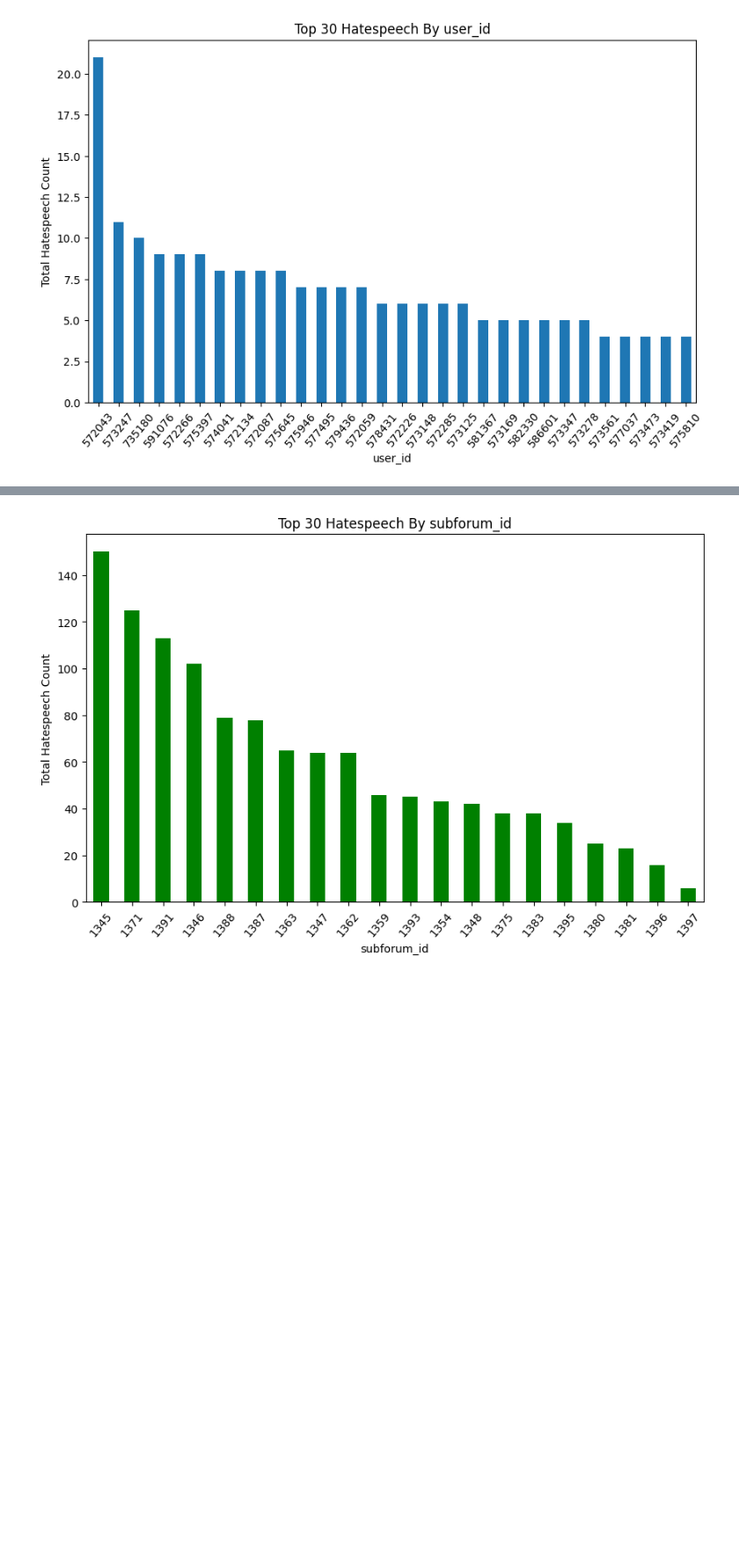
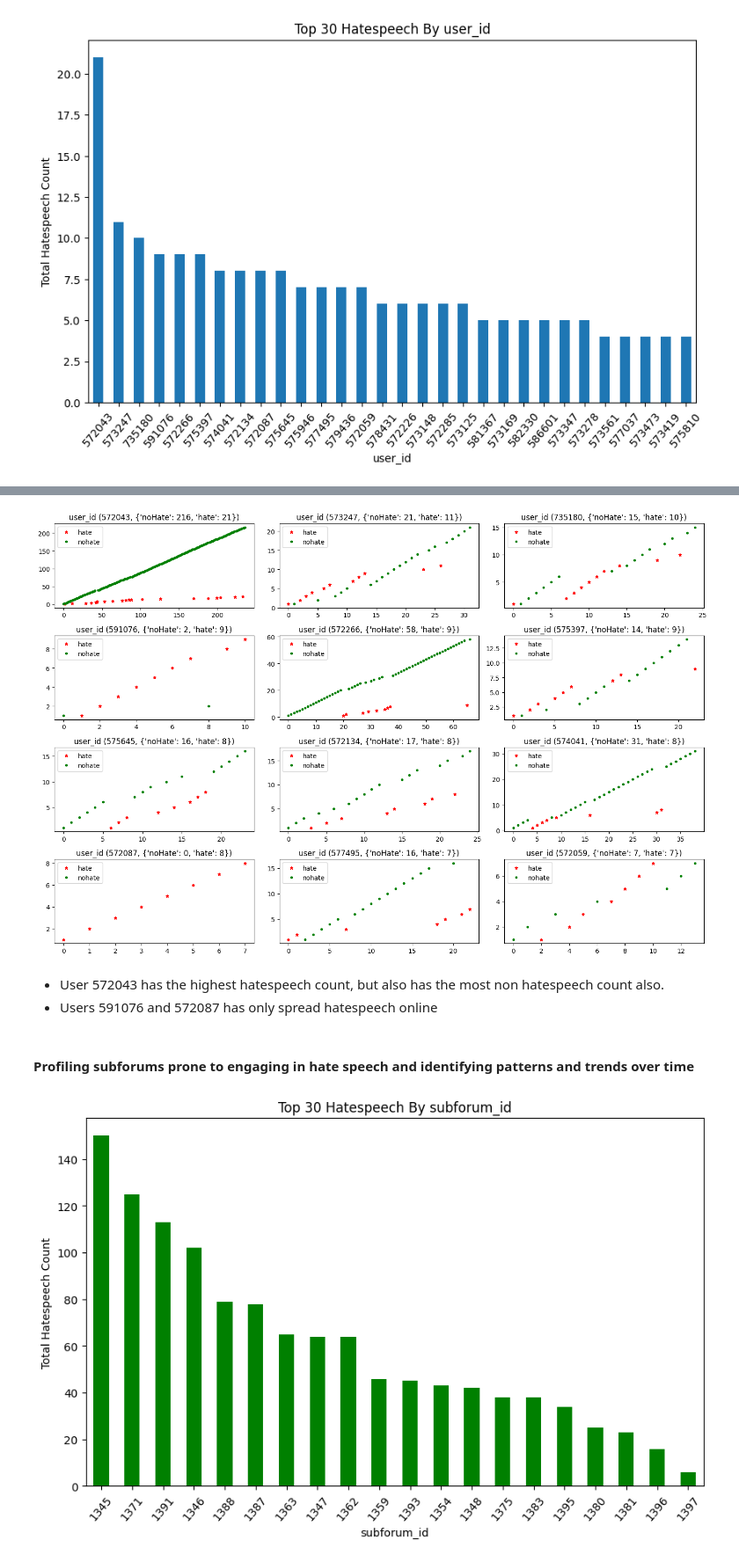
Before and after one commit to Kav1n-Lal/NLP_hate_speech_extraction_analysis_and_detection, a Jupyter notebook: hatespeech_analysis.ipynb, the cells around one changed output, grey strips where cells are left out. Shown at 88% size. Drawn from its saved outputs; the diff is of its cells as text; code cells hidden in the pictures; blank space fills up the shorter version.

```diff
--- a/hatespeech_analysis.ipynb
+++ b/hatespeech_analysis.ipynb
@@ -57,3 +118,12 @@ plt.show()
+# %%
+user_pattern(572043,573247,735180,591076,572266,575397,575645,572134,574041,572087,577495,572059)
+# %% [output]
+[figure, added]
+# %% [markdown]
+- User 572043 has the highest hatespeech count, but also has the most non hatespeech count also.
+- Users 591076 and 572087 has only spread hatespeech online
+# %% [markdown]
+#### Profiling subforums prone to engaging in hate speech and identifying patterns and trends over time
 # %%
 df_hate.groupby(['subforum_id'])['label'].count().sort_values(ascending=False)[:30].plot(kind='bar', title='Top 30 Hatespeech By subforum_id',
                ylabel='Total Hatespeech Count', xlabel='subforum_id', figsize=(10, 6),color='green')
```
Also changed, not shown: parts of 19 cells of this notebook, 3 other files.
